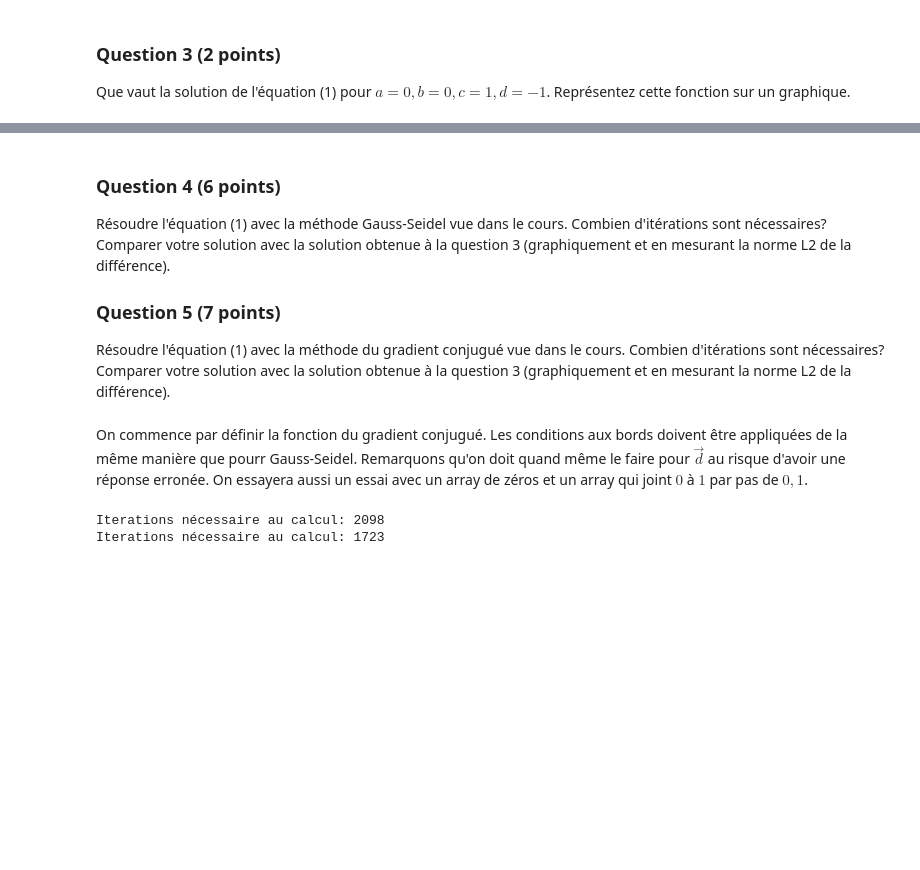
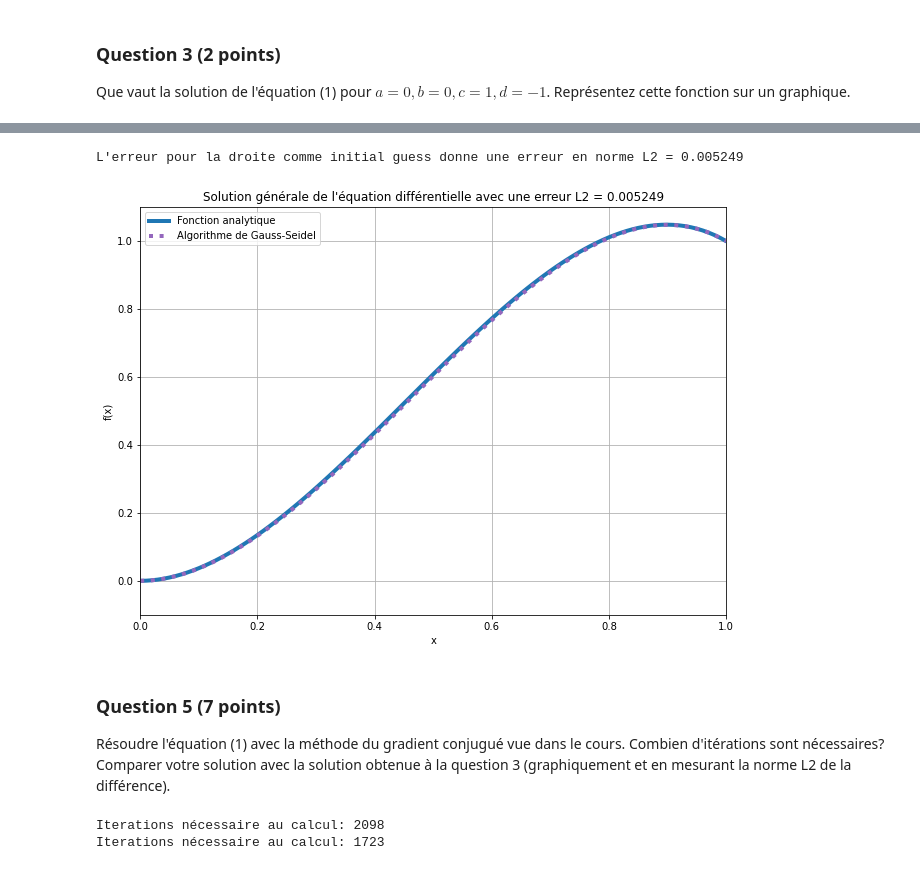
Before and after one commit to ilahmaid/MQ-MOOC, a Jupyter notebook: Gradient.ipynb, the cells around one changed output, grey strips where cells are left out. Saved outputs shown, nothing was run; the diff lists cells and outputs as text; code cells hidden in the pictures; blank space fills up the shorter version.

Commit message:
Commentaires Gauss-Seidel et première mise en page

```diff
--- a/Gradient.ipynb
+++ b/Gradient.ipynb
@@ -119,0 +244,5 @@ pyplot.grid()
+# %%
+p, ites, conv_gs =gauss_seidel(f_d, nx, dx, maxiter=2000000, rtol=l2_target)
+print('The solution of the equation (1) with the Gauss-Seidel method is (for x in [0,1]): \n {}'.format(p))
+print('\n Gauss-Seidel relaxation: {} iterations '.format(ites) +
+      'to reach a relative difference of {}'.format(conv_gs[-1]))
@@ -120,13 +267,27 @@ pyplot.grid()
+# %%
+#--------------------------------- Différence en norme L2
+err=L2_rel_error(p,p0)
+print("L'erreur pour la droite comme initial guess donne une erreur en norme L2 = %f" % err)
+#--------------------------------- Graphe
+pyplot.figure(figsize=(10.5,7.5))
+pyplot.title('Solution générale de l\'équation différentielle avec une erreur L2 = %f' % err)
+pyplot.xlabel('x')
+pyplot.ylabel('f(x)')
+pyplot.plot(x, p0, label='Fonction analytique',
+            color='C0', linestyle='-',linewidth=4)
+pyplot.plot(x, p,label='Algorithme de Gauss-Seidel',
+            color='C4', linestyle='dotted',linewidth=4)
+pyplot.legend(loc='upper left')
+pyplot.xlim(0,1)
+pyplot.ylim(-0.1,1.1)
+pyplot.grid()
+# %% [output]
+L'erreur pour la droite comme initial guess donne une erreur en norme L2 = 0.005249
+[figure, added]
 # %% [markdown]
-### Question 4 (6 points)
-
-Résoudre l'équation (1) avec la méthode Gauss-Seidel vue dans le cours. Combien d'itérations sont nécessaires? Comparer votre solution avec la solution obtenue à la question 3 (graphiquement et en mesurant la norme L2 de la différence).
-
 ### Question 5 (7 points)
 
 Résoudre l'équation (1) avec la méthode du gradient conjugué vue dans le cours. Combien d'itérations sont nécessaires? Comparer votre solution avec la solution obtenue à la question 3 (graphiquement et en mesurant la norme L2 de la différence).
-# %% [markdown]
-On commence par définir la fonction du gradient conjugué. Les conditions aux bords doivent être appliquées de la même manière que pourr Gauss-Seidel. Remarquons qu'on doit quand même le faire pour $ \vec {d} $ au risque d'avoir une réponse erronée. On essayera aussi un essai avec un array de zéros et un array qui joint $0$ à $1$ par pas de $0,1$.
 # %%
 def conjugate_gradient(p, dx, l2_target):
 
```
Also changed, not shown: parts of 21 cells of this notebook.
